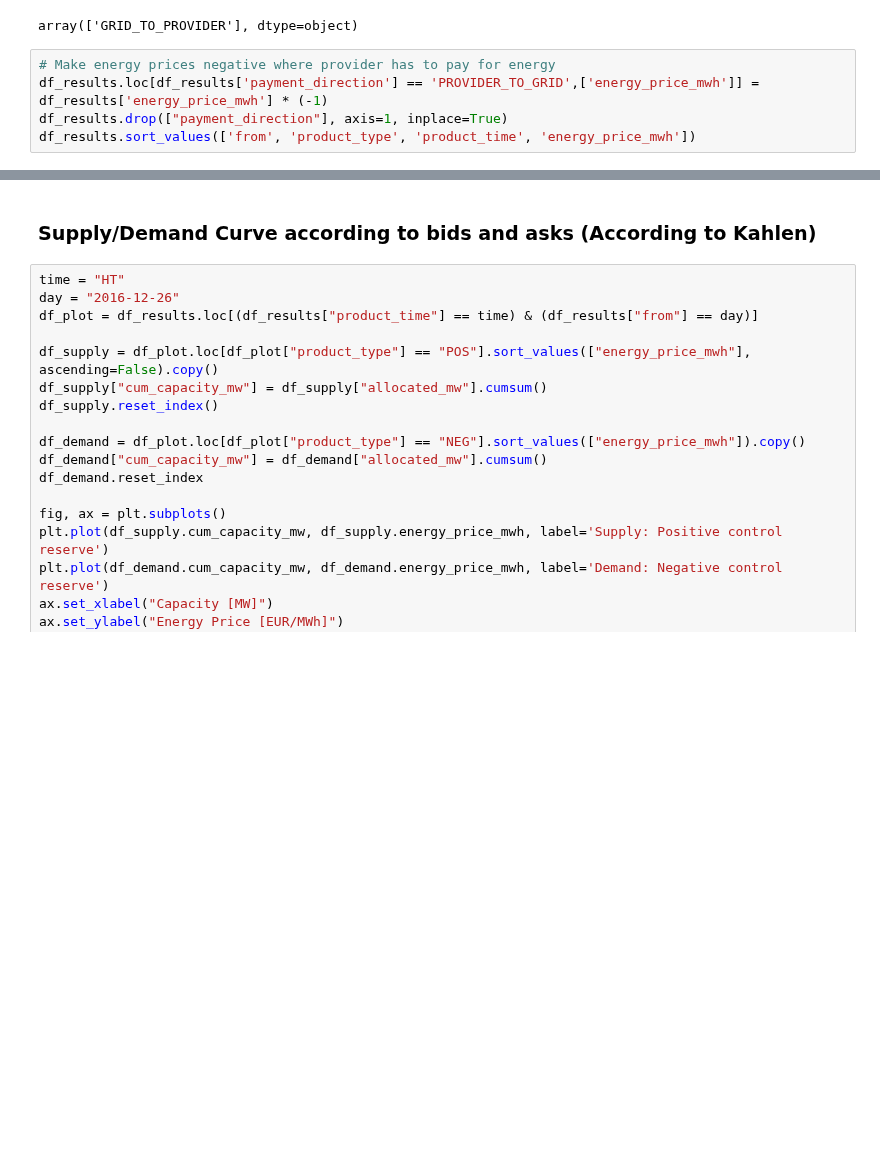
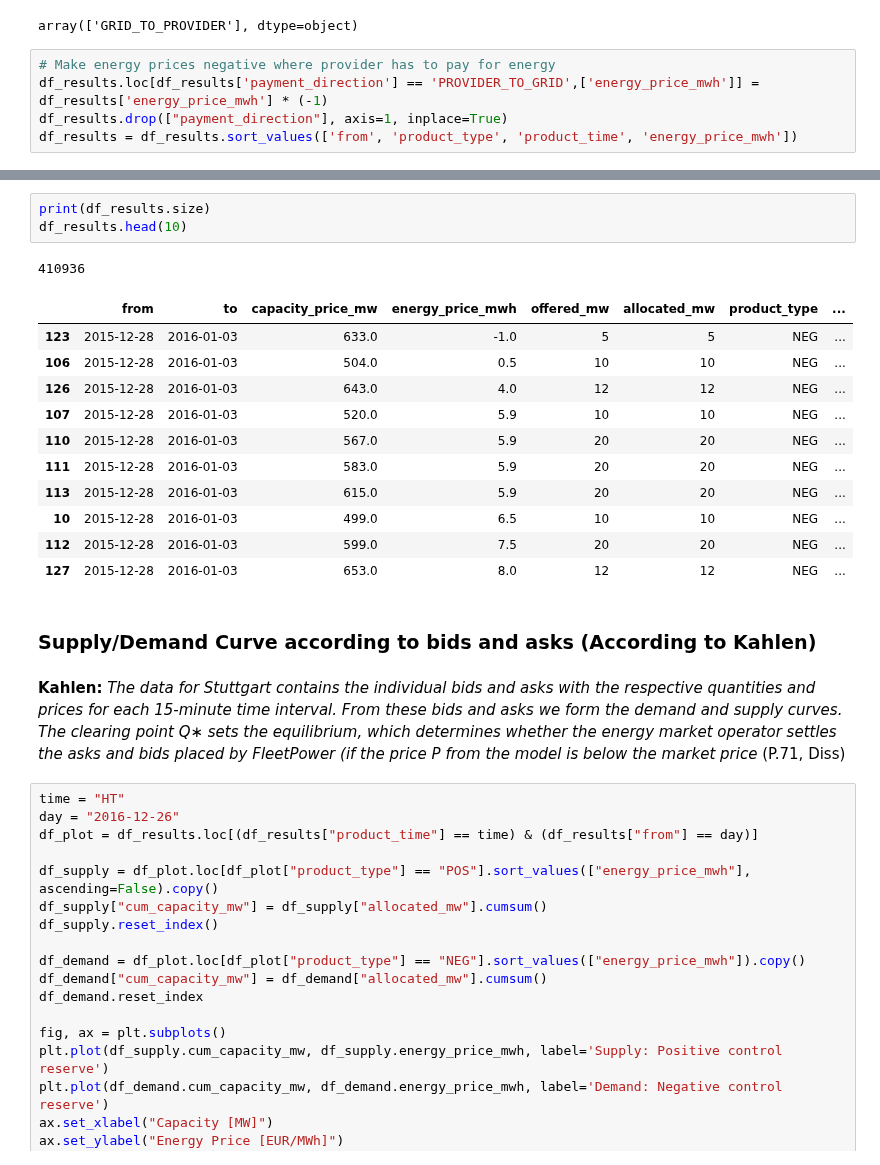
Before and after one commit to indyfree/FleetSim, a Jupyter notebook: notebooks/03-Electricity-Markets.ipynb, the cells around one changed output, grey strips where cells are left out. Drawn from its saved outputs; the diff is of its cells as text; blank space fills up the shorter version.

```diff
--- a/notebooks/03-Electricity-Markets.ipynb
+++ b/notebooks/03-Electricity-Markets.ipynb
@@ -51,4 +51,4 @@ array(['GRID_TO_PROVIDER'], dtype=object)
 # Make energy prices negative where provider has to pay for energy
 df_results.loc[df_results['payment_direction'] == 'PROVIDER_TO_GRID',['energy_price_mwh']] = df_results['energy_price_mwh'] * (-1)
 df_results.drop(["payment_direction"], axis=1, inplace=True)
-df_results.sort_values(['from', 'product_type', 'product_time', 'energy_price_mwh'])
+df_results = df_results.sort_values(['from', 'product_type', 'product_time', 'energy_price_mwh'])
@@ -74,5 +55,23 @@ df_results.sort_values(['from', 'product_type', 'product_time', 'energy_price_mw
+# %%
+print(df_results.size)
+df_results.head(10)
+# %% [output]
+410936
+|  | from | to | capacity_price_mw | energy_price_mwh | offered_mw | allocated_mw | product_type | ... |
+| 123 | 2015-12-28 | 2016-01-03 | 633.0 | -1.0 | 5 | 5 | NEG | ... |
+| 106 | 2015-12-28 | 2016-01-03 | 504.0 | 0.5 | 10 | 10 | NEG | ... |
+| 126 | 2015-12-28 | 2016-01-03 | 643.0 | 4.0 | 12 | 12 | NEG | ... |
+| 107 | 2015-12-28 | 2016-01-03 | 520.0 | 5.9 | 10 | 10 | NEG | ... |
+| 110 | 2015-12-28 | 2016-01-03 | 567.0 | 5.9 | 20 | 20 | NEG | ... |
+| 111 | 2015-12-28 | 2016-01-03 | 583.0 | 5.9 | 20 | 20 | NEG | ... |
+| 113 | 2015-12-28 | 2016-01-03 | 615.0 | 5.9 | 20 | 20 | NEG | ... |
+| 10 | 2015-12-28 | 2016-01-03 | 499.0 | 6.5 | 10 | 10 | NEG | ... |
+| 112 | 2015-12-28 | 2016-01-03 | 599.0 | 7.5 | 20 | 20 | NEG | ... |
+| 127 | 2015-12-28 | 2016-01-03 | 653.0 | 8.0 | 12 | 12 | NEG | ... |
 # %% [markdown]
 ### Supply/Demand Curve according to bids and asks (According to Kahlen)
+# %% [markdown]
+**Kahlen:** _The data for Stuttgart contains the individual bids and asks with the respective quantities and prices for each 15-minute time interval. From these bids and asks we form the demand and supply curves. The clearing point Q∗ sets the equilibrium, which determines whether the energy market operator settles the asks and bids placed by FleetPower (if the price P from the model is below the market price_ (P.71, Diss)
 # %%
 time = "HT"
 day = "2016-12-26"
```
Also changed, not shown: parts of 9 cells of this notebook, 1 other file.
